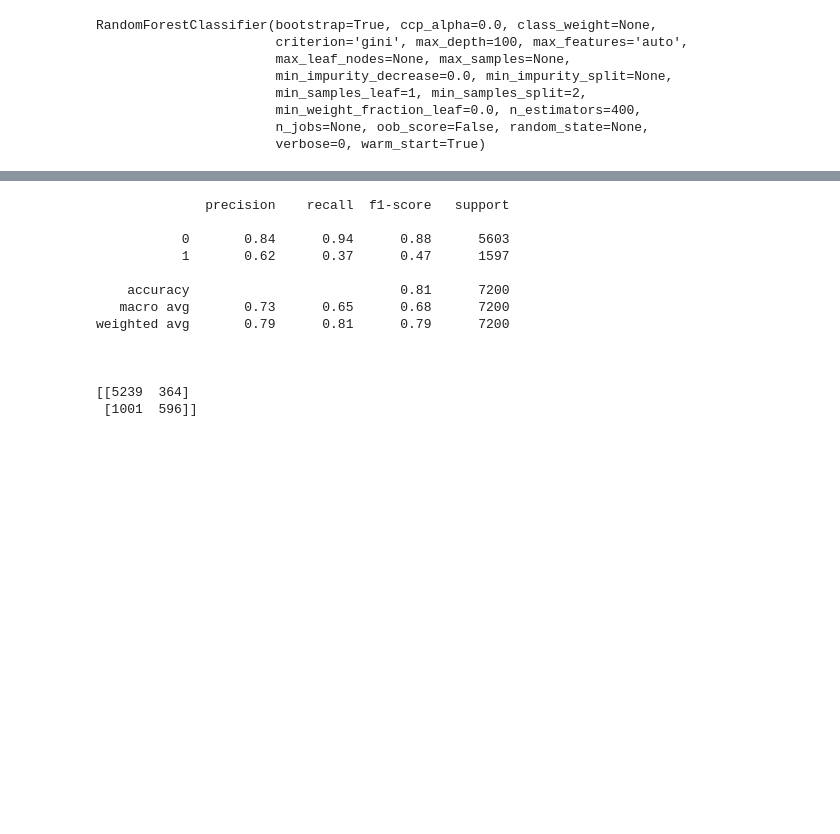
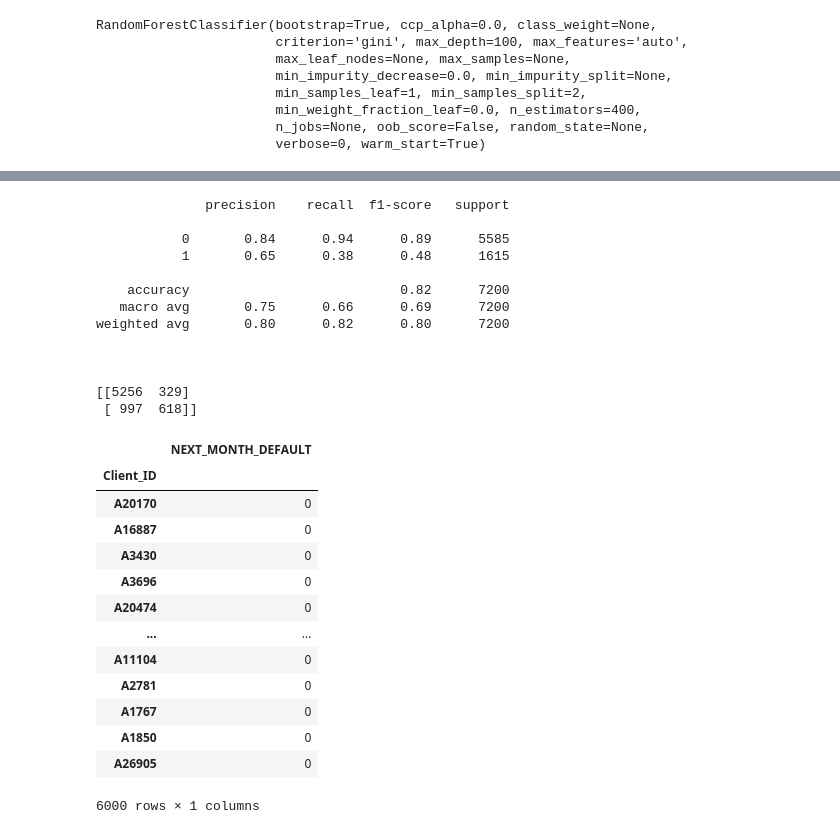
Before and after one commit to shasikaud/Data-Storm, a Jupyter notebook: DataStorm 1.ipynb, the cells around one changed output, grey strips where cells are left out. Saved outputs shown, nothing was run; the diff lists cells and outputs as text; code cells hidden in the pictures; blank space fills up the shorter version.

```diff
--- a/DataStorm 1.ipynb
+++ b/DataStorm 1.ipynb
@@ -145,0 +223,4 @@ RandomForestClassifier(bootstrap=True, ccp_alpha=0.0, class_weight=None,
+# %%
+model_ada = AdaBoostClassifier(n_estimators=200,learning_rate = 1.15)
+#model_ada.fit(X_train,y_train)
+model_ada.fit(train_data.drop([target,ID,'Balance_Limit_V1','Gender','EDUCATION_STATUS','MARITAL_STATUS','AGE'],axis=1),train_data[target])
@@ -145,0 +230,3 @@ RandomForestClassifier(bootstrap=True, ccp_alpha=0.0, class_weight=None,
+# %%
+#preds_ada = model_ada.predict(X_test)
+preds_ada = model_ada.predict(test_data.drop([ID,'Balance_Limit_V1','Gender','EDUCATION_STATUS','MARITAL_STATUS','AGE'],axis=1))
@@ -148,18 +274,40 @@ preds = model.predict(X_test)
 # %%
-print(classification_report(y_test,preds))
+print(classification_report(y_test,preds_stack))
 print ('\n')
-print(confusion_matrix(y_test,preds))
+print(confusion_matrix(y_test,preds_stack))
 # %% [output]
               precision    recall  f1-score   support
 
-           0       0.84      0.94      0.88      5603
-           1       0.62      0.37      0.47      1597
+           0       0.84      0.94      0.89      5585
+           1       0.65      0.38      0.48      1615
 
-    accuracy                           0.81      7200
-   macro avg       0.73      0.65      0.68      7200
-weighted avg       0.79      0.81      0.79      7200
+    accuracy                           0.82      7200
+   macro avg       0.75      0.66      0.69      7200
+weighted avg       0.80      0.82      0.80      7200
 
 
 
-[[5239  364]
- [1001  596]]
+[[5256  329]
+ [ 997  618]]
+# %%
+sample_submission = pd.DataFrame(columns=[ID,target])
+# %%
+sample_submission[ID]=test_data[ID]
+sample_submission[target] = preds_ada
+# %%
+sample_submission.set_index(ID)
+# %% [output]
+|  | NEXT_MONTH_DEFAULT |
+| Client_ID |  |
+| A20170 | 0 |
+| A16887 | 0 |
+| A3430 | 0 |
+| A3696 | 0 |
+| A20474 | 0 |
+| ... | ... |
+| A11104 | 0 |
+| A2781 | 0 |
+| A1767 | 0 |
+| A1850 | 0 |
+| A26905 | 0 |
+6000 rows × 1 columns
```
Also changed, not shown: parts of 25 cells of this notebook.
